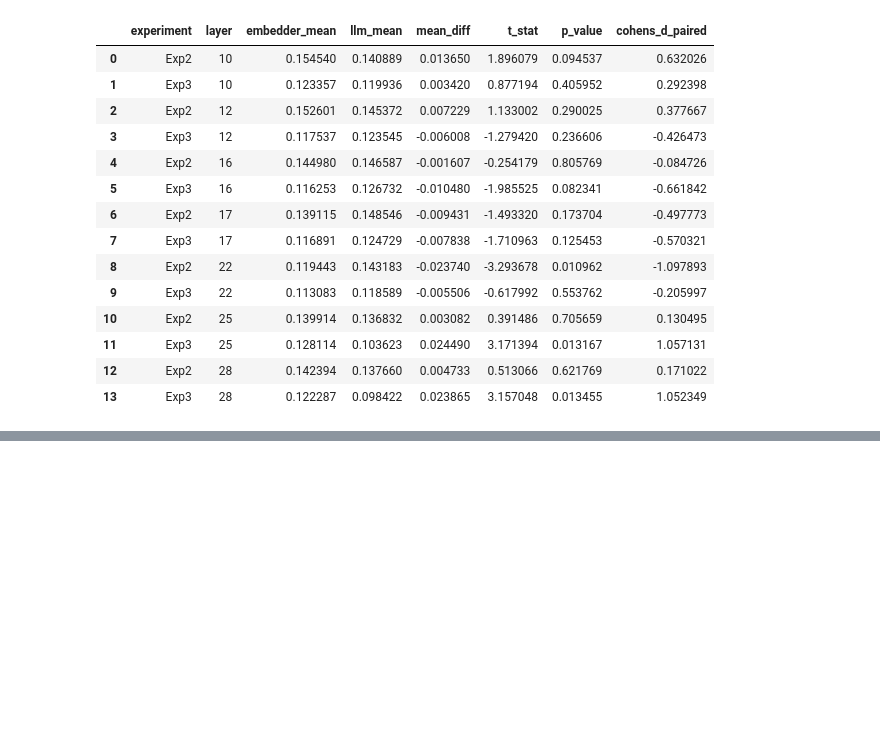
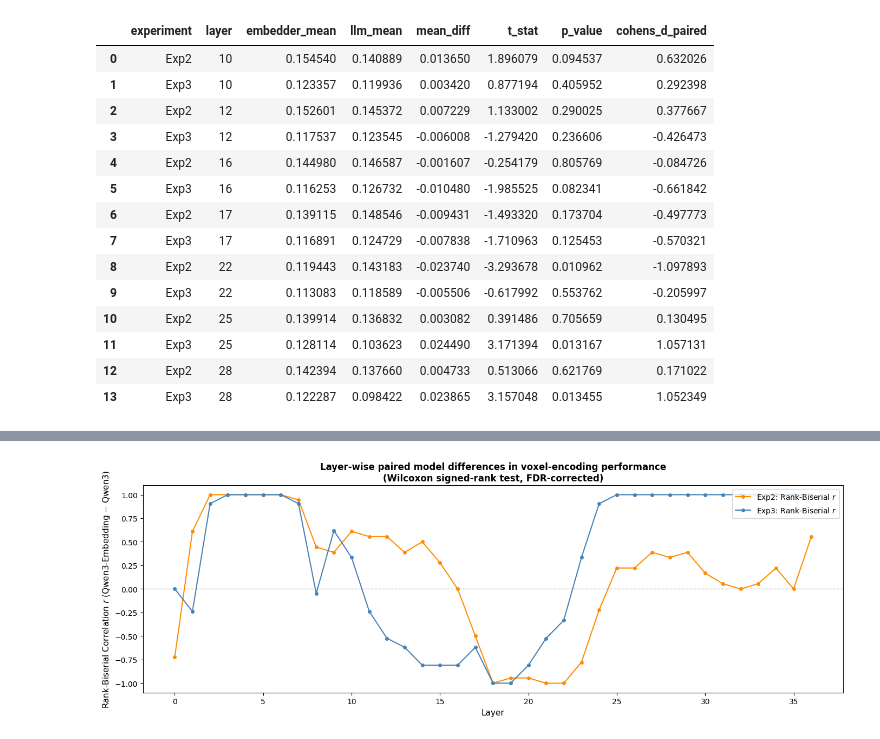
Before and after one commit to swaggirl9000/NeuroNLP, a Jupyter notebook: inferential_statistics.ipynb, the cells around one changed output, grey strips where cells are left out. Drawn from its saved outputs; the diff is of its cells as text; code cells hidden in the pictures; blank space fills up the shorter version.

```diff
--- a/inferential_statistics.ipynb
+++ b/inferential_statistics.ipynb
@@ -372,7 +418,7 @@ for exp_name, emb, llm in [
     ("Exp2", exp2_emb_peak_scores, exp2_llm_peak_scores),
     ("Exp3", exp3_emb_peak_scores, exp3_llm_peak_scores),
 ]:
-    t, p, d = wilcoxon(emb, llm, alternative="two-sided")
+    t, p = wilcoxon(emb, llm, alternative="two-sided")
     rows.append({
         "comparison": f"{exp_name}: Embedder_peak vs LLM_peak",
         "n": len(emb),
@@ -396,6 +447,5 @@ def wilcoxon_with_effect(embed_scores, llm_scores, alternative="two-sided"):
     llm_scores   = np.asarray(llm_scores)
     diff = embed_scores - llm_scores
     stat, p_val = wilcoxon(diff, alternative=alternative, zero_method="wilcox")
-    d = cohens_d_paired(embed_scores, llm_scores)
-    return stat, p_val, d
+    return stat, p_val
 # %%
@@ -453,0 +534,43 @@ plt.show()
+# %%
+import matplotlib.pyplot as plt
+
+fig, ax = plt.subplots(figsize=(14, 5))
+ax.axhline(0, linestyle="--", linewidth=1, color="gray", alpha=0.5)
+
+colors = {"Exp2": "darkorange", "Exp3": "steelblue"}
+
+for exp_name in ["Exp2", "Exp3"]:
+    exp_df = layerwise_wilcox_df[layerwise_wilcox_df["experiment"] == exp_name].sort_values("layer")
+
+    ax.plot(
+        exp_df["layer"],
+        exp_df["rank_biserial_r"],
+        marker="o", markersize=4,
+        color=colors[exp_name],
+        label=f"{exp_name}: Rank-Biserial $r$"
+    )
+
+    sig_df = exp_df[exp_df["sig_fdr_0.05"]]
+    if len(sig_df) > 0:
+        ax.scatter(
+            sig_df["layer"],
+            sig_df["rank_biserial_r"],
+            s=130, marker="*",
+            color=colors[exp_name],
+            edgecolors="black", linewidths=0.5, zorder=3,
+            label=f"{exp_name}: FDR-significant (Wilcoxon)"
+        )
+
+ax.set_xlabel("Layer", fontsize=11)
+ax.set_ylabel("Rank-Biserial Correlation $r$ (Qwen3-Embedding − Qwen3)", fontsize=11)
+ax.set_title("Layer-wise paired model differences in voxel-encoding performance\n(Wilcoxon signed-rank test, FDR-corrected)", fontsize=12, fontweight='bold')
+
+handles, labels = ax.get_legend_handles_labels()
+by_label = dict(zip(labels, handles))
+ax.legend(by_label.values(), by_label.keys(), loc="upper right")
+
+plt.tight_layout()
+plt.savefig("figure2_wilcoxon.png", dpi=150)
+plt.show()
+# %% [output]
+[figure, added]
```
Also changed, not shown: parts of 13 cells of this notebook, 3 other files.
